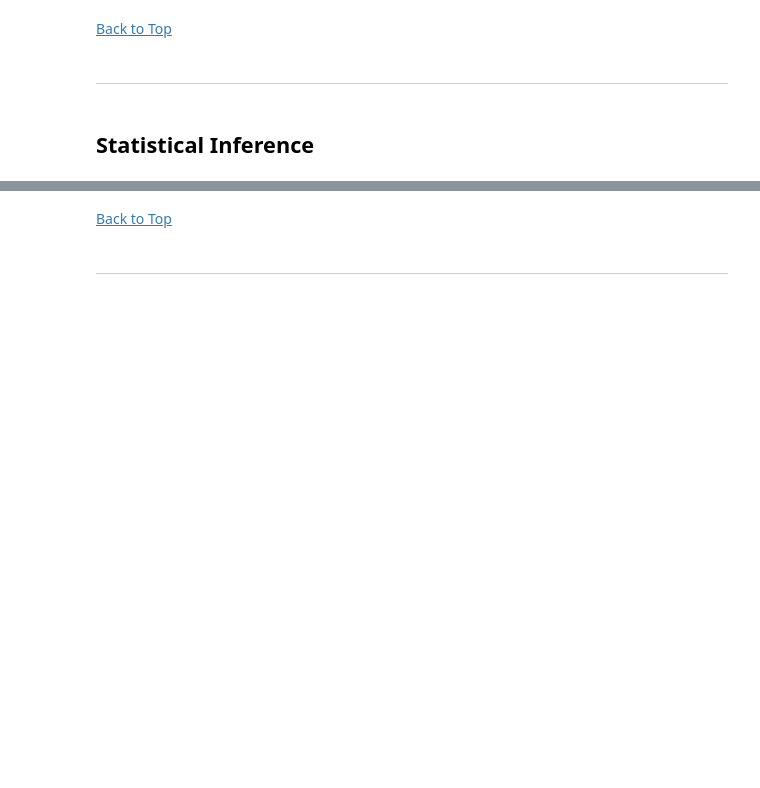
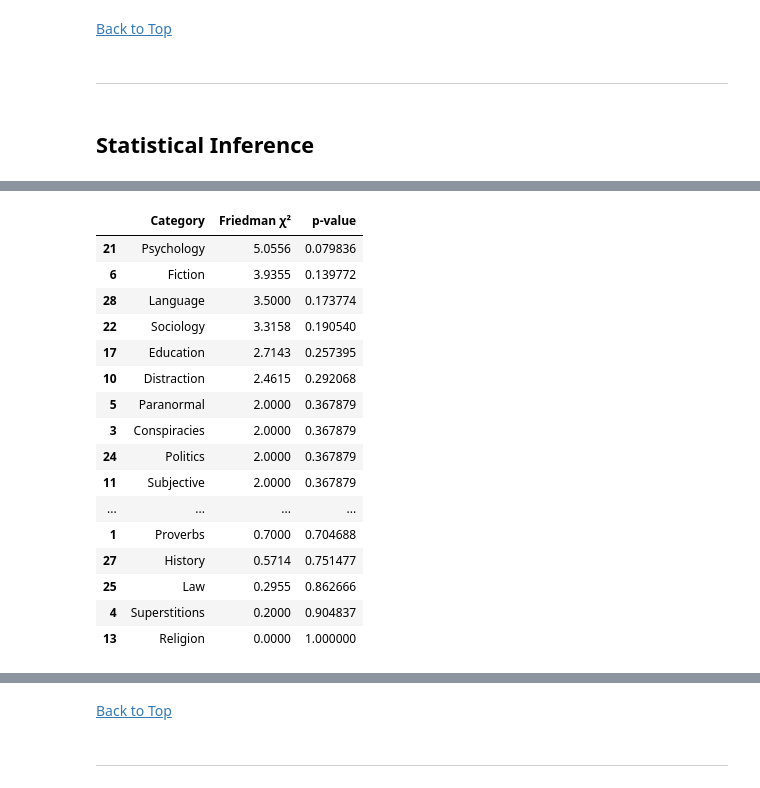
Before and after one commit to Dawsxn/CSMODEL_MCO, a Jupyter notebook: phase_2.ipynb, the cells around one changed output, grey strips where cells are left out. Saved outputs shown, nothing was run; the diff lists cells and outputs as text; code cells hidden in the pictures; blank space fills up the shorter version.

```diff
--- a/phase_2.ipynb
+++ b/phase_2.ipynb
@@ -458,0 +605,7 @@ fig.show()
+# %%
+category_agg_df = (
+    df.groupby(["QID", "model", "category"], as_index=False)
+      .agg(Accuracy=("is_correct", "mean"))
+)
+
+category_agg_df
@@ -458,0 +626,8 @@ fig.show()
+# %%
+
+category_pivots = {}
+
+for cat in category_agg_df["category"].unique():
+    cat_df = category_agg_df[category_agg_df["category"] == cat]
+    cat_pivot = cat_df.pivot(index="QID", columns="model", values="Accuracy")
+    category_pivots[cat] = cat_pivot
@@ -458,0 +645,19 @@ fig.show()
+# %%
+friedman_results = []
+
+for category, pivot_table in category_pivots.items():
+    try:
+        result = friedmanchisquare(*[pivot_table[col] for col in pivot_table.columns])
+        friedman_results.append({
+            "Category": category,
+            "Friedman χ²": round(result.statistic, 4),
+            "p-value": result.pvalue  # Keep as float
+        })
+    except ValueError:
+        continue  # Skip categories with insufficient data
+
+# Convert to DataFrame
+friedman_df = pd.DataFrame(friedman_results)
+
+significant = friedman_df[friedman_df["p-value"] < 0.05].sort_values(by="p-value", ascending=True)
+nonsignificant = friedman_df[friedman_df["p-value"] >= 0.05].sort_values(by="p-value", ascending=True)
@@ -458,0 +674,20 @@ fig.show()
+# %%
+nonsignificant
+# %% [output]
+|  | Category | Friedman χ² | p-value |
+| 21 | Psychology | 5.0556 | 0.079836 |
+| 6 | Fiction | 3.9355 | 0.139772 |
+| 28 | Language | 3.5000 | 0.173774 |
+| 22 | Sociology | 3.3158 | 0.190540 |
+| 17 | Education | 2.7143 | 0.257395 |
+| 10 | Distraction | 2.4615 | 0.292068 |
+| 5 | Paranormal | 2.0000 | 0.367879 |
+| 3 | Conspiracies | 2.0000 | 0.367879 |
+| 24 | Politics | 2.0000 | 0.367879 |
+| 11 | Subjective | 2.0000 | 0.367879 |
+| ... | ... | ... | ... |
+| 1 | Proverbs | 0.7000 | 0.704688 |
+| 27 | History | 0.5714 | 0.751477 |
+| 25 | Law | 0.2955 | 0.862666 |
+| 4 | Superstitions | 0.2000 | 0.904837 |
+| 13 | Religion | 0.0000 | 1.000000 |
```
Also changed, not shown: parts of 36 cells of this notebook.
